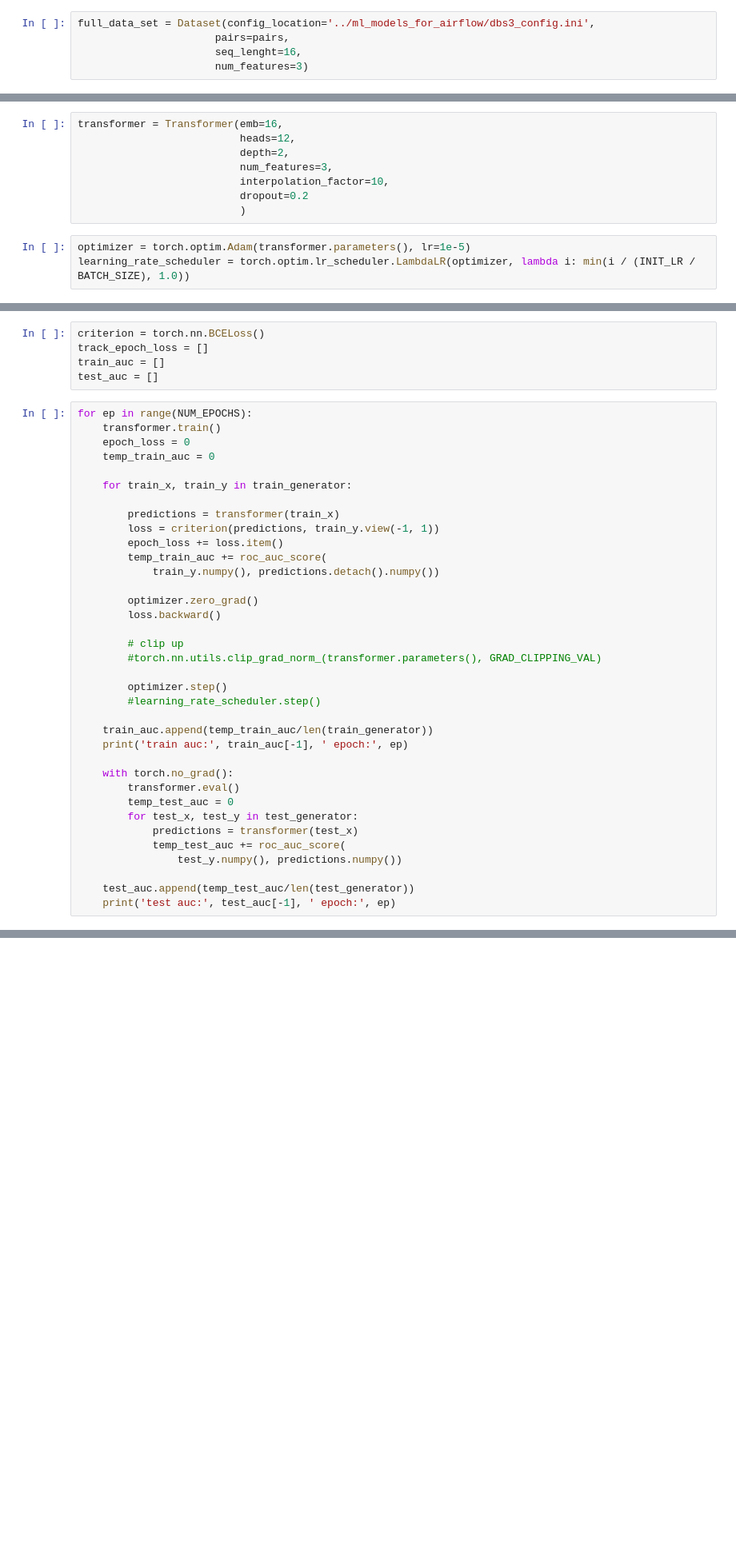
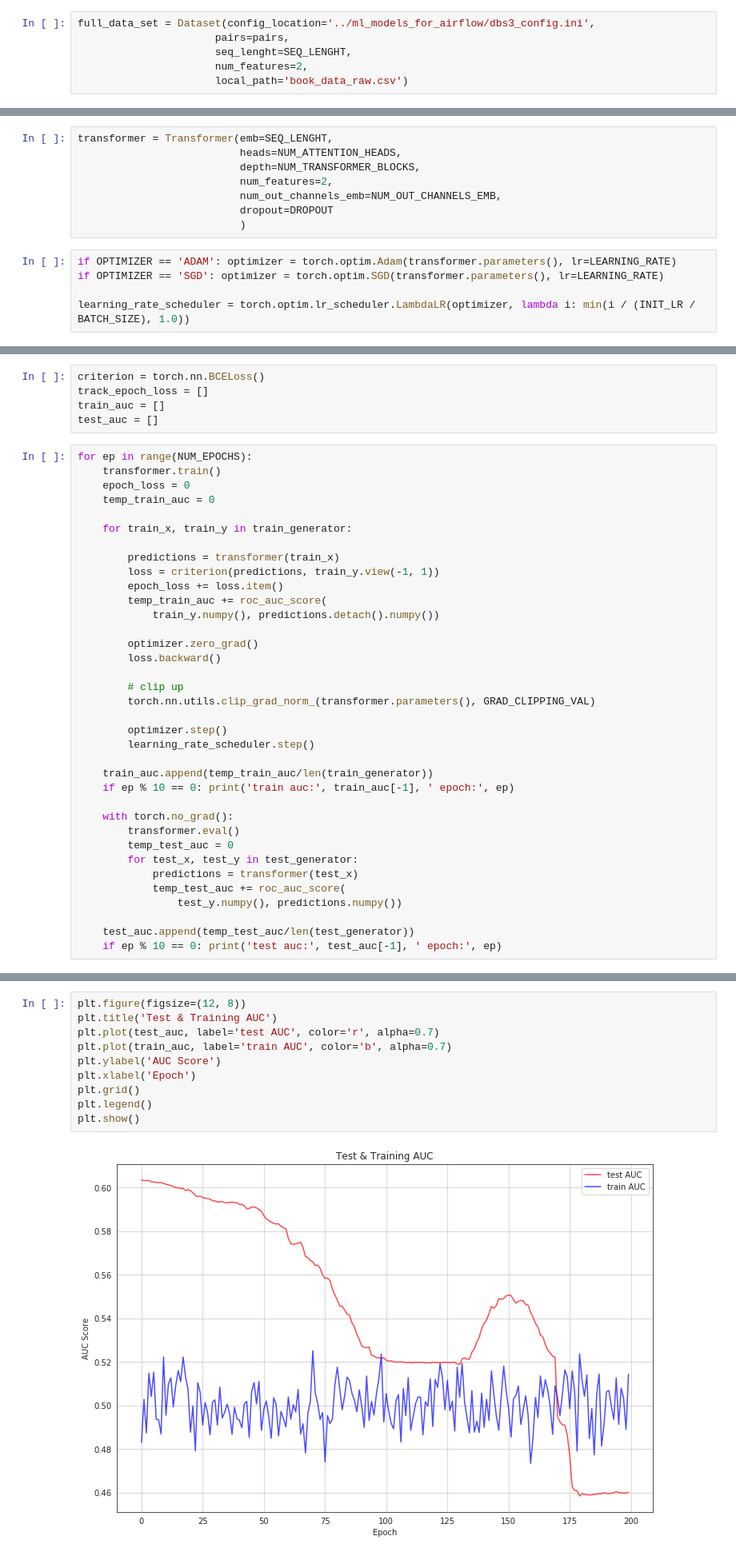
Before and after one commit to Sarunas-Girdenas/transformer_for_time_series, a Jupyter notebook: transformers_time_series.ipynb, the cells around one changed output, grey strips where cells are left out. Shown at 80% size. Drawn from its saved outputs; the diff is of its cells as text; blank space fills up the shorter version.

```diff
--- a/transformers_time_series.ipynb
+++ b/transformers_time_series.ipynb
@@ -32,5 +47,6 @@ from transformer import Transformer
 # %%
 full_data_set = Dataset(config_location='../ml_models_for_airflow/dbs3_config.ini',
                       pairs=pairs,
-                      seq_lenght=16,
-                      num_features=3)
+                      seq_lenght=SEQ_LENGHT,
+                      num_features=2,
+                      local_path='book_data_raw.csv')
@@ -45,15 +65,17 @@ trainset, valset = data.random_split(full_data_set,
 train_generator = data.DataLoader(trainset, batch_size=BATCH_SIZE, shuffle=True, num_workers=4)
 test_generator = data.DataLoader(valset, batch_size=len(valset), shuffle=True, num_workers=4)
 # %%
-transformer = Transformer(emb=16,
-                          heads=12,
-                          depth=2,
-                          num_features=3,
-                          interpolation_factor=10,
-                          dropout=0.2
+transformer = Transformer(emb=SEQ_LENGHT,
+                          heads=NUM_ATTENTION_HEADS,
+                          depth=NUM_TRANSFORMER_BLOCKS,
+                          num_features=2,
+                          num_out_channels_emb=NUM_OUT_CHANNELS_EMB,
+                          dropout=DROPOUT
                           )
 # %%
-optimizer = torch.optim.Adam(transformer.parameters(), lr=1e-5)
+if OPTIMIZER == 'ADAM': optimizer = torch.optim.Adam(transformer.parameters(), lr=LEARNING_RATE)
+if OPTIMIZER == 'SGD': optimizer = torch.optim.SGD(transformer.parameters(), lr=LEARNING_RATE)
+
 learning_rate_scheduler = torch.optim.lr_scheduler.LambdaLR(optimizer, lambda i: min(i / (INIT_LR / BATCH_SIZE), 1.0))
 # %%
 transformer.apply(Transformer.init_weights)
@@ -98,13 +120,13 @@ for ep in range(NUM_EPOCHS):
         loss.backward()
 
         # clip up
-        #torch.nn.utils.clip_grad_norm_(transformer.parameters(), GRAD_CLIPPING_VAL)
+        torch.nn.utils.clip_grad_norm_(transformer.parameters(), GRAD_CLIPPING_VAL)
 
         optimizer.step()
-        #learning_rate_scheduler.step()
+        learning_rate_scheduler.step()
 
     train_auc.append(temp_train_auc/len(train_generator))
-    print('train auc:', train_auc[-1], ' epoch:', ep)
+    if ep % 10 == 0: print('train auc:', train_auc[-1], ' epoch:', ep)
 
     with torch.no_grad():
         transformer.eval()
@@ -115,4 +137,4 @@ for ep in range(NUM_EPOCHS):
                 test_y.numpy(), predictions.numpy())
 
     test_auc.append(temp_test_auc/len(test_generator))
-    print('test auc:', test_auc[-1], ' epoch:', ep)
+    if ep % 10 == 0: print('test auc:', test_auc[-1], ' epoch:', ep)
@@ -118,0 +159,12 @@ for ep in range(NUM_EPOCHS):
+# %%
+plt.figure(figsize=(12, 8))
+plt.title('Test & Training AUC')
+plt.plot(test_auc, label='test AUC', color='r', alpha=0.7)
+plt.plot(train_auc, label='train AUC', color='b', alpha=0.7)
+plt.ylabel('AUC Score')
+plt.xlabel('Epoch')
+plt.grid()
+plt.legend()
+plt.show()
+# %% [output]
+[figure, added]
```
Also changed, not shown: parts of 7 cells of this notebook, 2 other files.
